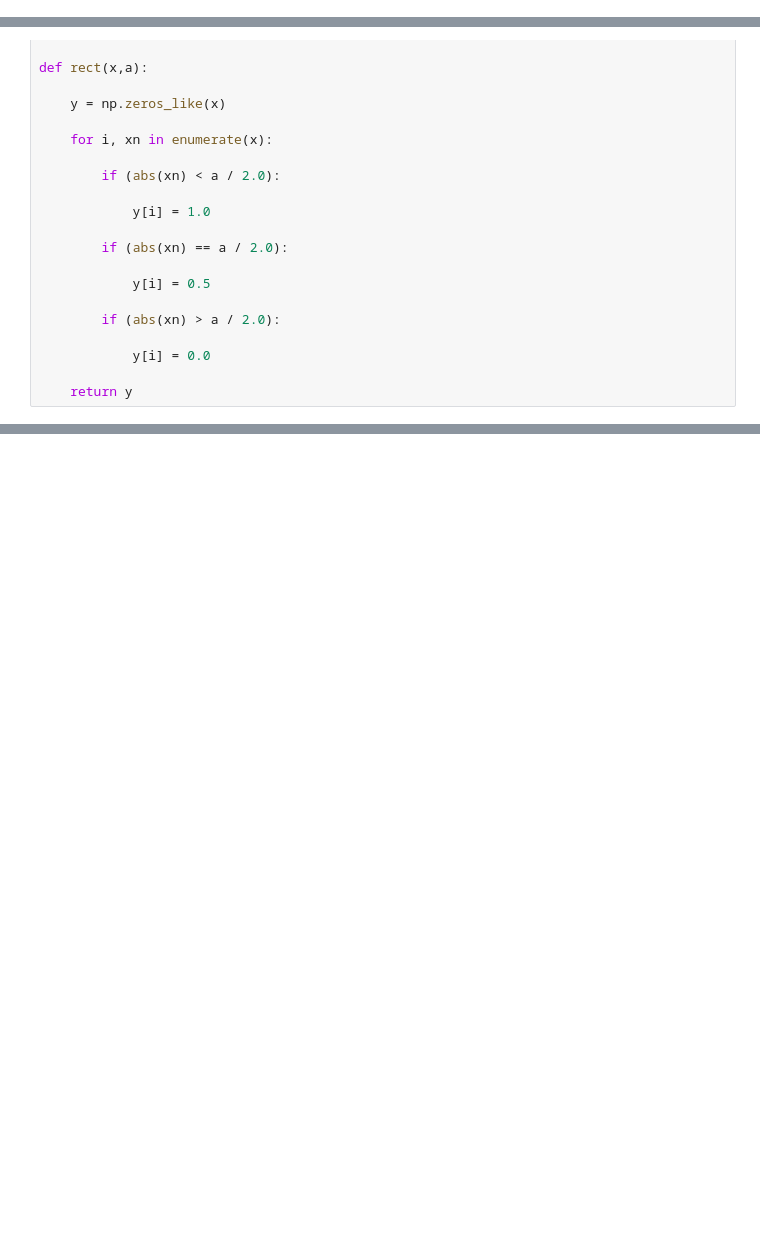
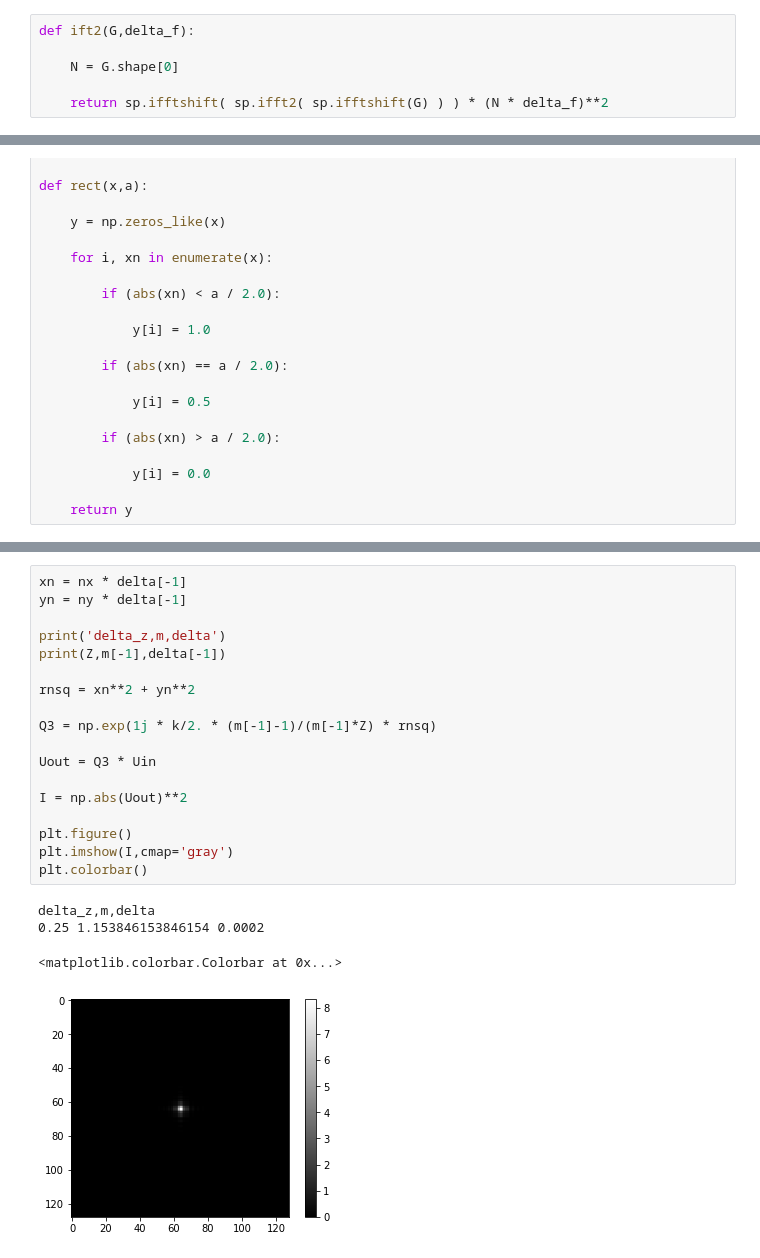
Before and after one commit to Ein-Octocat/scintillation_profiling_code, a Jupyter notebook: ang_spec_multi_prop_vac.ipynb, the cells around one changed output, grey strips where cells are left out. Drawn from its saved outputs; the diff is of its cells as text; blank space fills up the shorter version.

```diff
--- a/ang_spec_multi_prop_vac.ipynb
+++ b/ang_spec_multi_prop_vac.ipynb
@@ -5,3 +16,9 @@ import aotools
+# %%
+def ift2(G,delta_f):
+
+    N = G.shape[0]
+
+    return sp.ifftshift( sp.ifft2( sp.ifftshift(G) ) ) * (N * delta_f)**2
 # %%
 def sg_absorber(nx,ny,sig,n=16):
 
@@ -62,0 +256,23 @@ N = 256 #dfft power of 2  efficiency etc
+# %%
+xn = nx * delta[-1]
+yn = ny * delta[-1]
+
+print('delta_z,m,delta')
+print(Z,m[-1],delta[-1])
+
+rnsq = xn**2 + yn**2
+
+Q3 = np.exp(1j * k/2. * (m[-1]-1)/(m[-1]*Z) * rnsq)
+
+Uout = Q3 * Uin
+
+I = np.abs(Uout)**2
+
+plt.figure()
+plt.imshow(I,cmap='gray')
+plt.colorbar()
+# %% [output]
+delta_z,m,delta
+0.25 1.153846153846154 0.0002
+<matplotlib.colorbar.Colorbar at 0x...>
+[figure, added]
```
Also changed, not shown: parts of 12 cells of this notebook, 1 other file.
